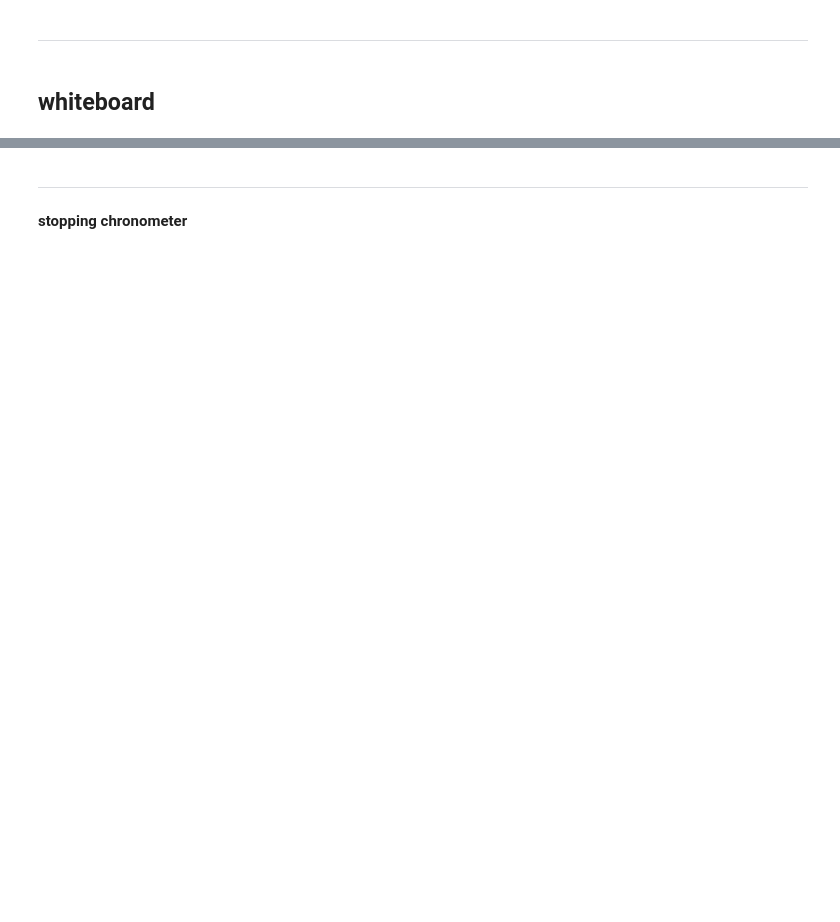
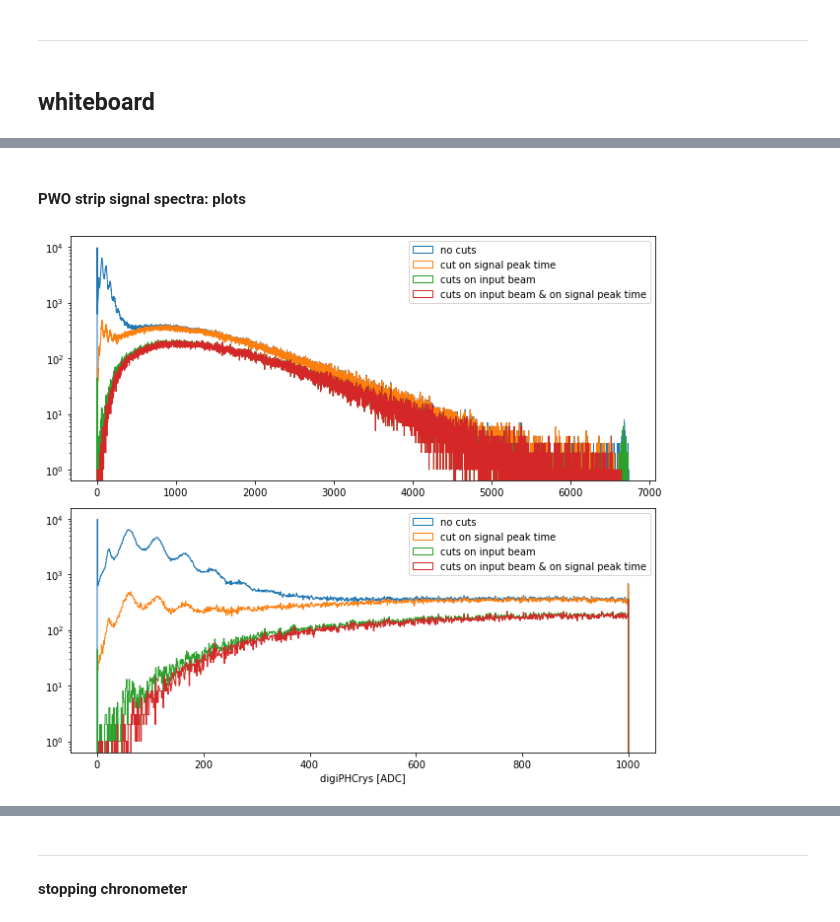
Before and after one commit to mattiasoldani/anaKrys, a Jupyter notebook: anaKrys.ipynb, the cells around one changed output, grey strips where cells are left out. Drawn from its saved outputs; the diff is of its cells as text; code cells hidden in the pictures; blank space fills up the shorter version.

```diff
--- a/anaKrys.ipynb
+++ b/anaKrys.ipynb
@@ -546,0 +734,2 @@ else:
+# %% [markdown]
+#### **PWO strip signal spectra**: plots
@@ -546,0 +738,37 @@ else:
+# %%
+bLog=True
+
+plt.close("stripSpectrum_raw")
+fig, ax = plt.subplots(num="stripSpectrum_raw", nrows=2, ncols=1, figsize=[9, 8])
+
+hBool = df.boolSingleHitIn
+x = df[hBool].digiPHCrys
+nBins = int((x.max() - x.min()) / 1)
+ax[0].hist(x, bins=nBins, histtype="step", log=bLog, label="no cuts") ;
+ax[1].hist(x, bins=1000, range=[0, 1000], histtype="step", log=bLog, label="no cuts") ;
+
+hBool = df.boolSingleHitIn & df.boolDigiTimeCrys
+x = df[hBool].digiPHCrys
+nBins = int((x.max() - x.min()) / 1)
+ax[0].hist(x, bins=nBins, histtype="step", log=bLog, label="cut on signal peak time") ;
+ax[1].hist(x, bins=1000, range=[0, 1000], histtype="step", log=bLog, label="cut on signal peak time") ;
+
+hBool = df.boolSingleHitIn & df.boolInAligned & df.boolInCry
+x = df[hBool].digiPHCrys
+nBins = int((x.max() - x.min()) / 1)
+ax[0].hist(x, bins=nBins, histtype="step", log=bLog, label="cuts on input beam") ;
+ax[1].hist(x, bins=1000, range=[0, 1000], histtype="step", log=bLog, label="cuts on input beam") ;
+
+hBool = df.boolSingleHitIn & df.boolDigiTimeCrys & df.boolInAligned & df.boolInCry
+x = df[hBool].digiPHCrys
+nBins = int((x.max() - x.min()) / 1)
+ax[0].hist(x, bins=nBins, histtype="step", log=bLog, label="cuts on input beam & on signal peak time") ;
+ax[1].hist(x, bins=1000, range=[0, 1000], histtype="step", log=bLog, label="cuts on input beam & on signal peak time") ;
+
+for i in (0, 1):
+    ax[i].legend()
+
+ax[1].set_xlabel("digiPHCrys [ADC]")
+fig.tight_layout()
+# %% [output]
+[figure, added]
```
Also changed, not shown: parts of 26 cells of this notebook.
